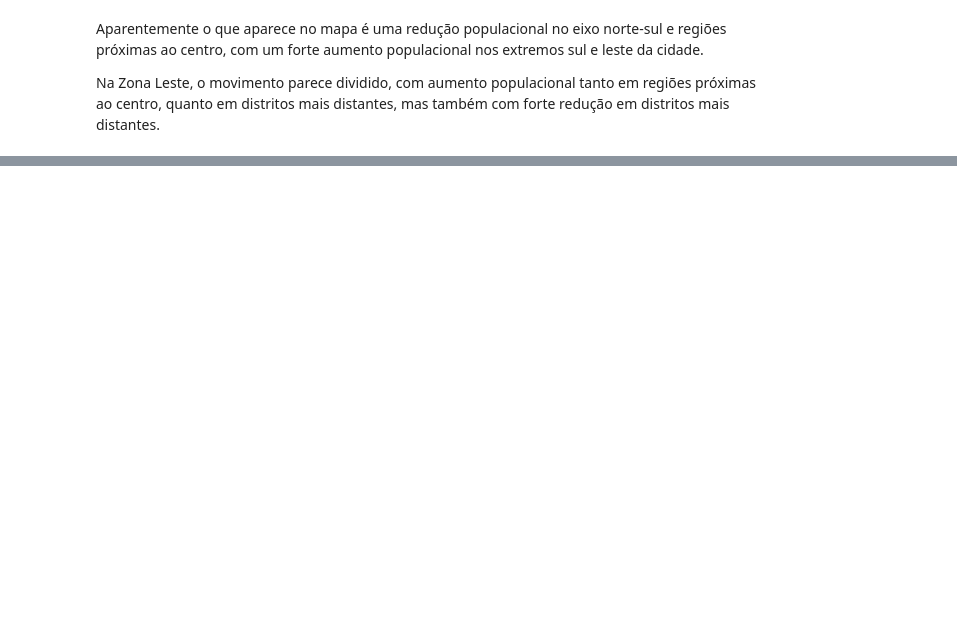
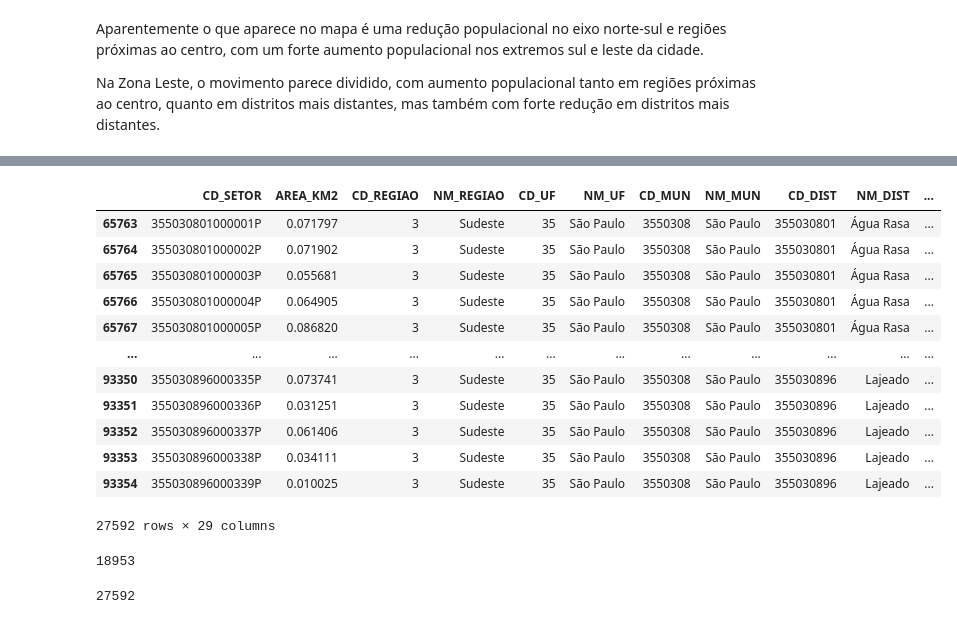
Before and after one commit to brunoazuma/explora_censo22, a Jupyter notebook: Explora_censos.ipynb, the cells around one changed output, grey strips where cells are left out. Cells and saved outputs as stored; diff of their text form; code cells hidden in the pictures; blank space fills up the shorter version.

```diff
--- a/Explora_censos.ipynb
+++ b/Explora_censos.ipynb
@@ -428,0 +459,27 @@ Na Zona Leste, o movimento parece dividido, com aumento populacional tanto em re
+# %%
+url = "https://ftp.ibge.gov.br/Censos/Censo_Demografico_2022/Agregados_por_Setores_Censitarios_preliminares/malha_com_atributos/setores/json/UF/SP/SP_Malha_Preliminar_2022.zip"
+setores_geo22 = gpd.read_file(url)
+setores_geo22 = setores_geo22.query('CD_MUN == "3550308"')
+setores_geo22
+# %% [output]
+|  | CD_SETOR | AREA_KM2 | CD_REGIAO | NM_REGIAO | CD_UF | NM_UF | CD_MUN | NM_MUN | CD_DIST | NM_DIST | ... |
+| 65763 | 355030801000001P | 0.071797 | 3 | Sudeste | 35 | São Paulo | 3550308 | São Paulo | 355030801 | Água Rasa | ... |
+| 65764 | 355030801000002P | 0.071902 | 3 | Sudeste | 35 | São Paulo | 3550308 | São Paulo | 355030801 | Água Rasa | ... |
+| 65765 | 355030801000003P | 0.055681 | 3 | Sudeste | 35 | São Paulo | 3550308 | São Paulo | 355030801 | Água Rasa | ... |
+| 65766 | 355030801000004P | 0.064905 | 3 | Sudeste | 35 | São Paulo | 3550308 | São Paulo | 355030801 | Água Rasa | ... |
+| 65767 | 355030801000005P | 0.086820 | 3 | Sudeste | 35 | São Paulo | 3550308 | São Paulo | 355030801 | Água Rasa | ... |
+| ... | ... | ... | ... | ... | ... | ... | ... | ... | ... | ... | ... |
+| 93350 | 355030896000335P | 0.073741 | 3 | Sudeste | 35 | São Paulo | 3550308 | São Paulo | 355030896 | Lajeado | ... |
+| 93351 | 355030896000336P | 0.031251 | 3 | Sudeste | 35 | São Paulo | 3550308 | São Paulo | 355030896 | Lajeado | ... |
+| 93352 | 355030896000337P | 0.061406 | 3 | Sudeste | 35 | São Paulo | 3550308 | São Paulo | 355030896 | Lajeado | ... |
+| 93353 | 355030896000338P | 0.034111 | 3 | Sudeste | 35 | São Paulo | 3550308 | São Paulo | 355030896 | Lajeado | ... |
+| 93354 | 355030896000339P | 0.010025 | 3 | Sudeste | 35 | São Paulo | 3550308 | São Paulo | 355030896 | Lajeado | ... |
+27592 rows × 29 columns
+# %%
+setores_geo10['CD_GEOCODI'].nunique()
+# %% [output]
+18953
+# %%
+setores_geo22['CD_SETOR'].nunique()
+# %% [output]
+27592
```
Also changed, not shown: parts of 32 cells of this notebook.
